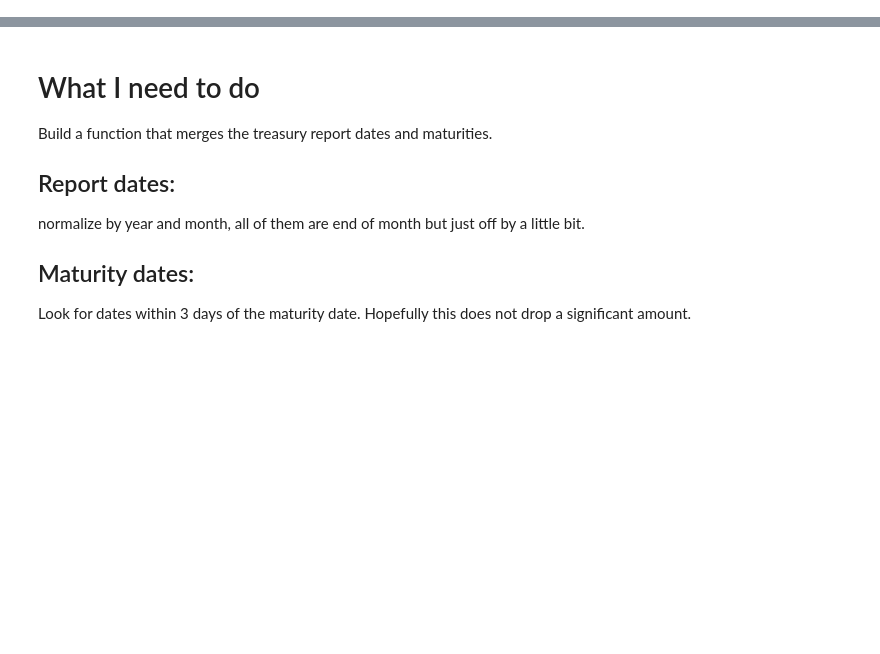
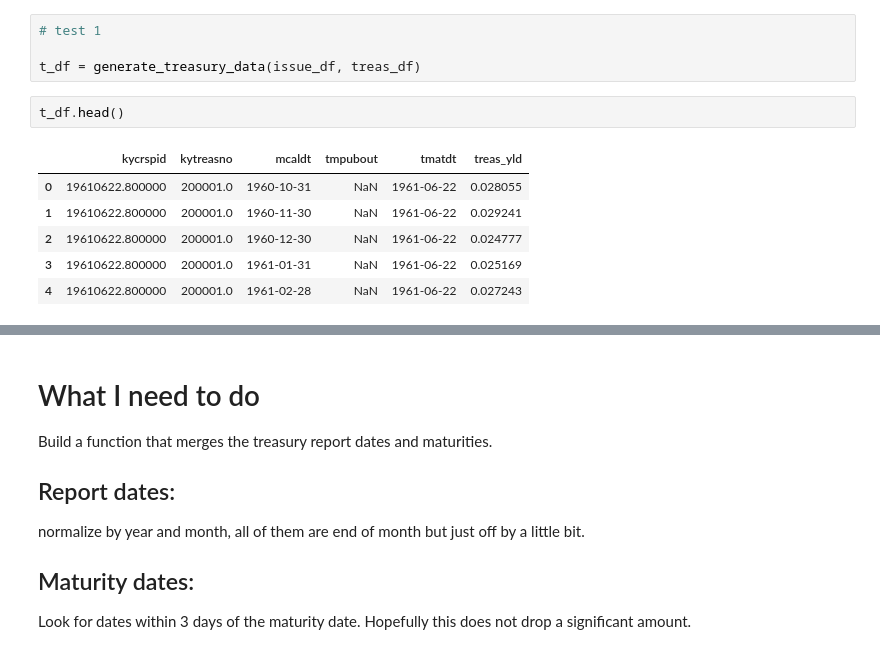
Before and after one commit to zixiaowang123/full_stack_project, a Jupyter notebook: src/test_nb.ipynb, the cells around one changed output, grey strips where cells are left out. Cells and saved outputs as stored; diff of their text form; blank space fills up the shorter version.

```diff
--- a/src/test_nb.ipynb
+++ b/src/test_nb.ipynb
@@ -15,0 +27,13 @@ bond_df = pd.read_parquet(wrds_path)
+# %%
+# test 1
+
+t_df = generate_treasury_data(issue_df, treas_df)
+# %%
+t_df.head()
+# %% [output]
+|  | kycrspid | kytreasno | mcaldt | tmpubout | tmatdt | treas_yld |
+| 0 | 19610622.800000 | 200001.0 | 1960-10-31 | NaN | 1961-06-22 | 0.028055 |
+| 1 | 19610622.800000 | 200001.0 | 1960-11-30 | NaN | 1961-06-22 | 0.029241 |
+| 2 | 19610622.800000 | 200001.0 | 1960-12-30 | NaN | 1961-06-22 | 0.024777 |
+| 3 | 19610622.800000 | 200001.0 | 1961-01-31 | NaN | 1961-06-22 | 0.025169 |
+| 4 | 19610622.800000 | 200001.0 | 1961-02-28 | NaN | 1961-06-22 | 0.027243 |
```
Also changed, not shown: parts of 8 cells of this notebook, 8 other files.
